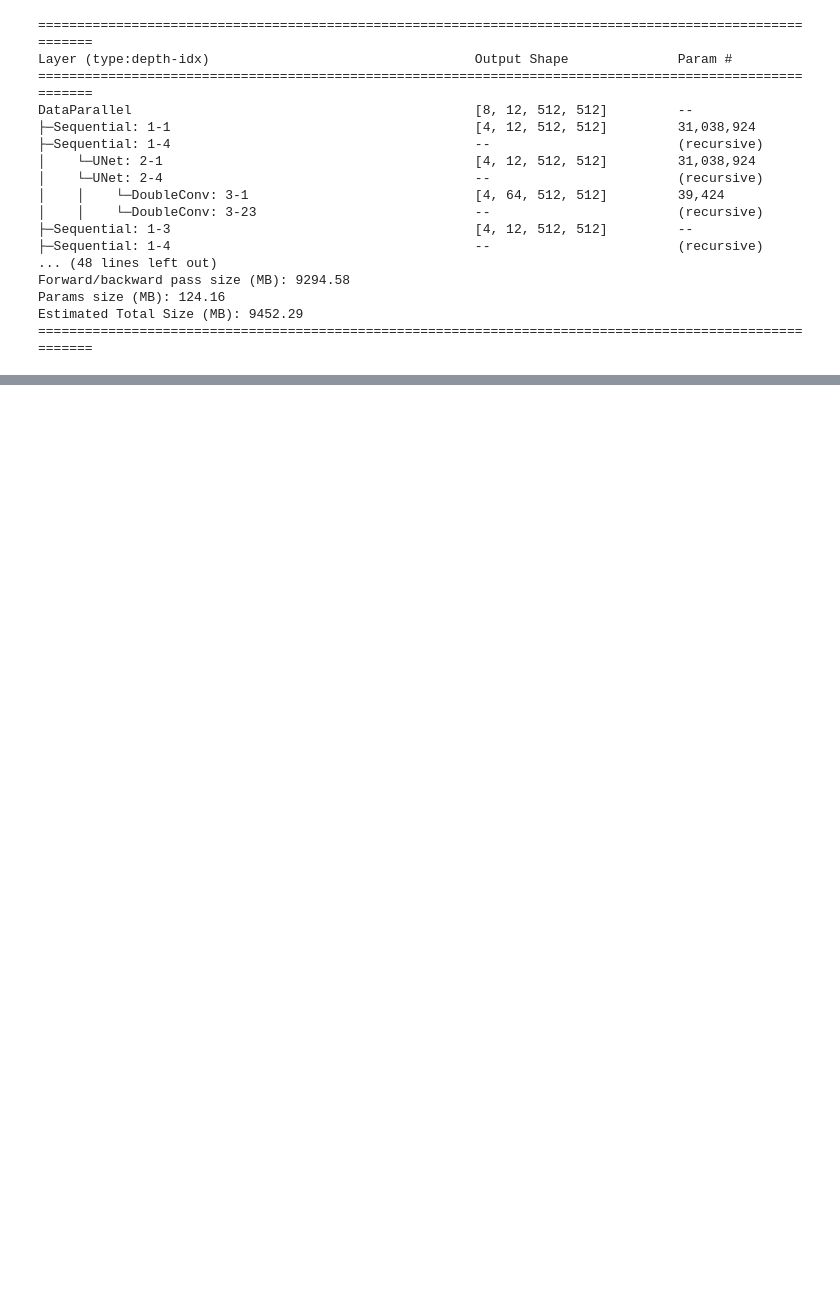
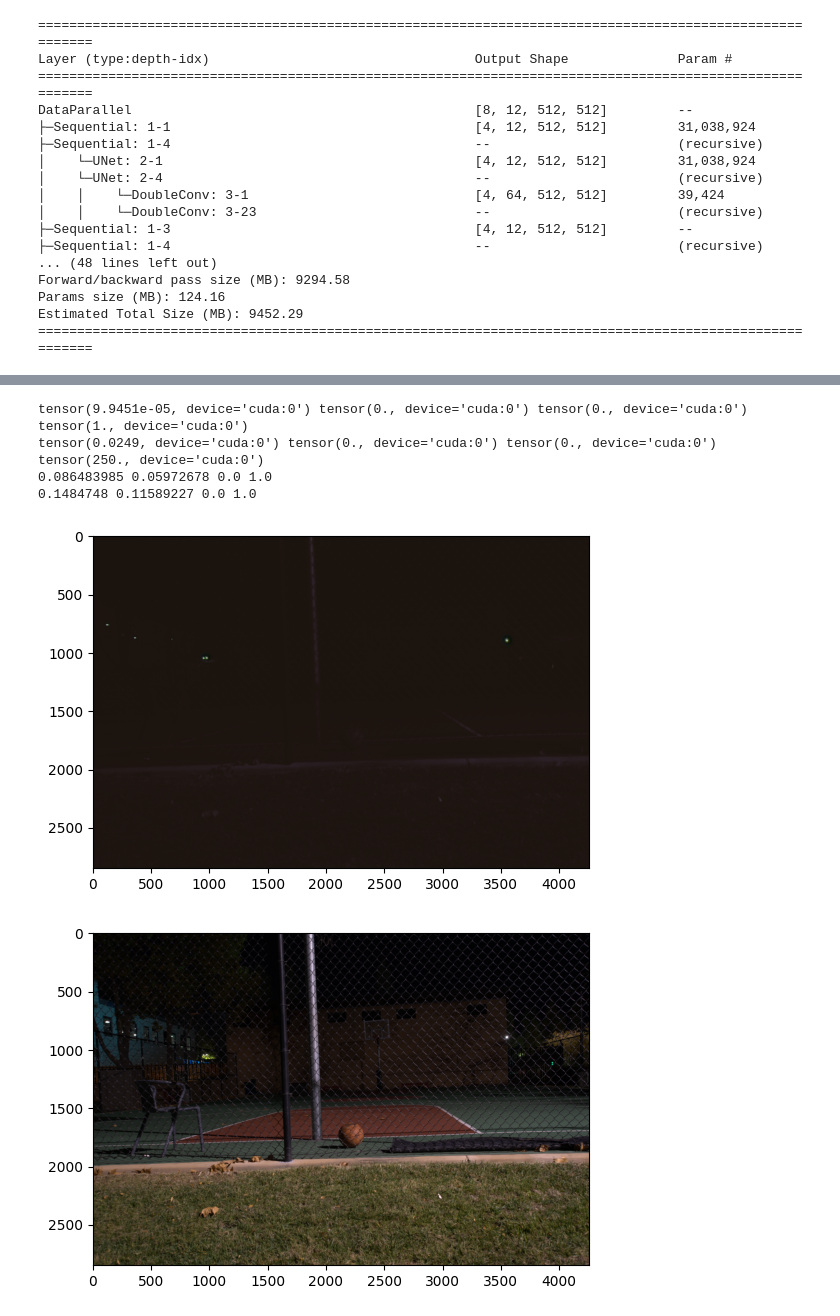
Before and after one commit to mdlopezme/ece285_project_deep, a Jupyter notebook: baseline.ipynb, the cells around one changed output, grey strips where cells are left out. Cells and saved outputs as stored; diff of their text form; code cells hidden in the pictures; blank space fills up the shorter version.

```diff
--- a/baseline.ipynb
+++ b/baseline.ipynb
@@ -172,0 +174,18 @@ with torch.no_grad():
+# %%
+import cv2
+
+# Load best model
+checkpoint = torch.load('/home/pikachu/work/ece285_deepgen/final_project/ece285_project_deep/model_seed_9984846274563970124.pt')
+best_model = idist.auto_model(nn.Sequential(
+    UNet(4, 3*4)
+))
+
+best_model.load_state_dict(checkpoint['model_state_dict'])
+
+root_dir = "dataset"
+sony_test_csv_files = ["dataset/Sony_test_list.txt"]
+
+sony_test_dataset = LabeledDataset(root_dir, *sony_test_csv_files, transform=transforms.Compose([
+    transforms.ToTensor()
+]))
+sony_test_dataloader = DataLoader(sony_test_dataset, batch_size=1, num_workers=1)
@@ -172,0 +194,42 @@ with torch.no_grad():
+# %%
+import matplotlib.pyplot as plt
+
+with torch.no_grad():
+    best_model.eval()
+    batch = next(iter(sony_test_dataloader))
+    short, long, ratio, cam_model, exposure_ratio, _, _ = batch
+    short = short.to(idist.device())
+    long = long.to(idist.device())
+
+    short = pack_sony_raw(short)
+    print(torch.mean(short), torch.median(short), torch.min(short), torch.max(short))
+    long = long / 65535.0
+    short = short * exposure_ratio.float().to(idist.device()).view(-1, 1, 1, 1)
+    print(torch.mean(short), torch.median(short), torch.min(short), torch.max(short))
+
+
+    output = best_model(short)
+    output = torch.nn.functional.pixel_shuffle(output, 2)
+
+    output = output[0, :, :, :].to('cpu').numpy()
+    output = np.minimum(np.maximum(output, 0), 1)
+    gt_full = long[0, :, :, :].to('cpu').numpy()
+
+    print(np.mean(output), np.median(output), np.min(output), np.max(output))
+    print(np.mean(gt_full), np.median(gt_full), np.min(gt_full), np.max(gt_full))
+
+    output = np.transpose(output, (1,2,0))
+    # output = (output-np.min(output))/(np.max(output)-np.min(output))
+    gt_full = np.transpose(gt_full, (1,2,0))
+
+    plt.figure()
+    plt.imshow(output)
+    plt.figure()
+    plt.imshow(gt_full)
+# %% [output]
+tensor(9.9451e-05, device='cuda:0') tensor(0., device='cuda:0') tensor(0., device='cuda:0') tensor(1., device='cuda:0')
+tensor(0.0249, device='cuda:0') tensor(0., device='cuda:0') tensor(0., device='cuda:0') tensor(250., device='cuda:0')
+0.086483985 0.05972678 0.0 1.0
+0.1484748 0.11589227 0.0 1.0
+[figure, added]
+[figure, added]
```
Also changed, not shown: parts of 10 cells of this notebook.
